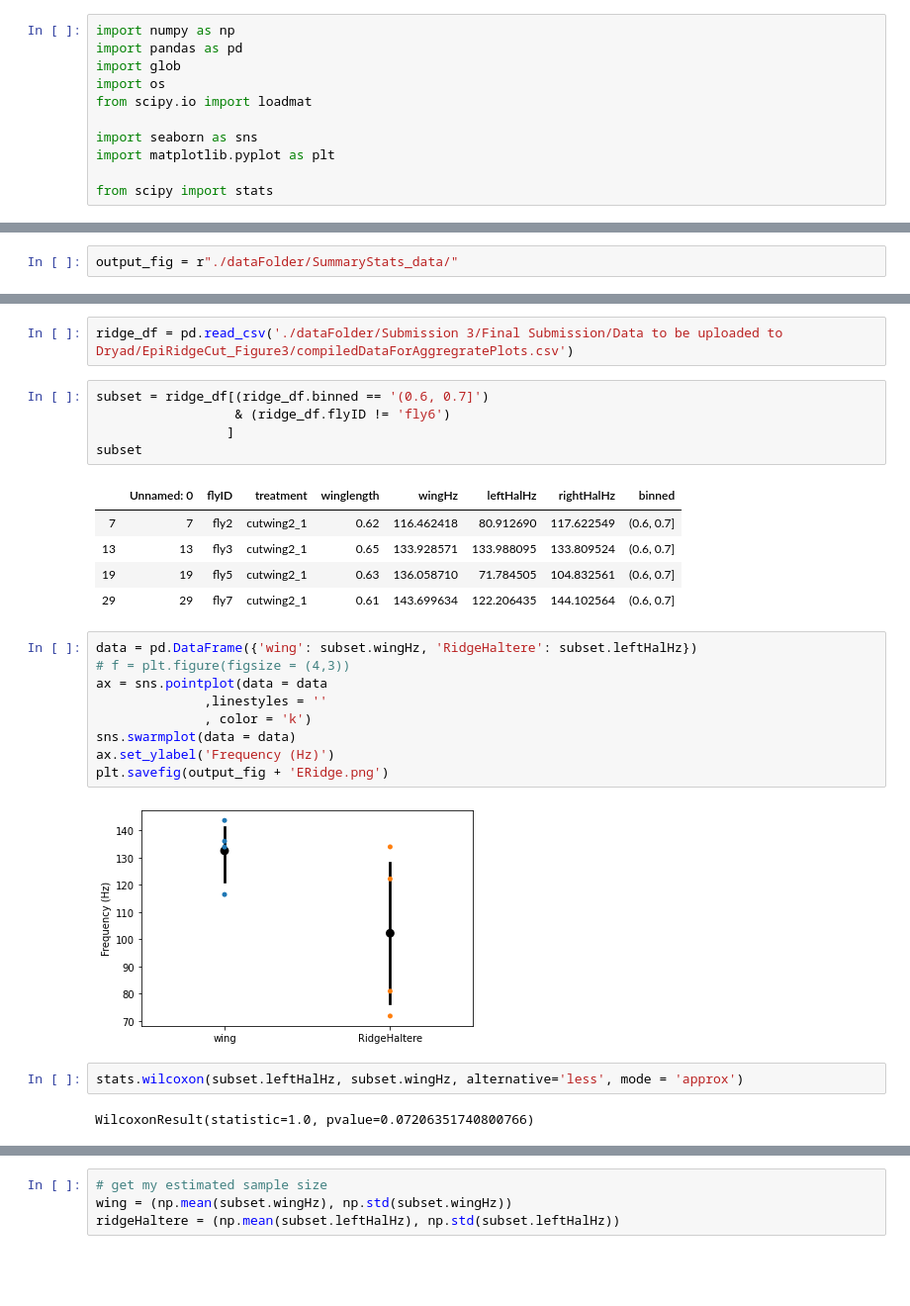
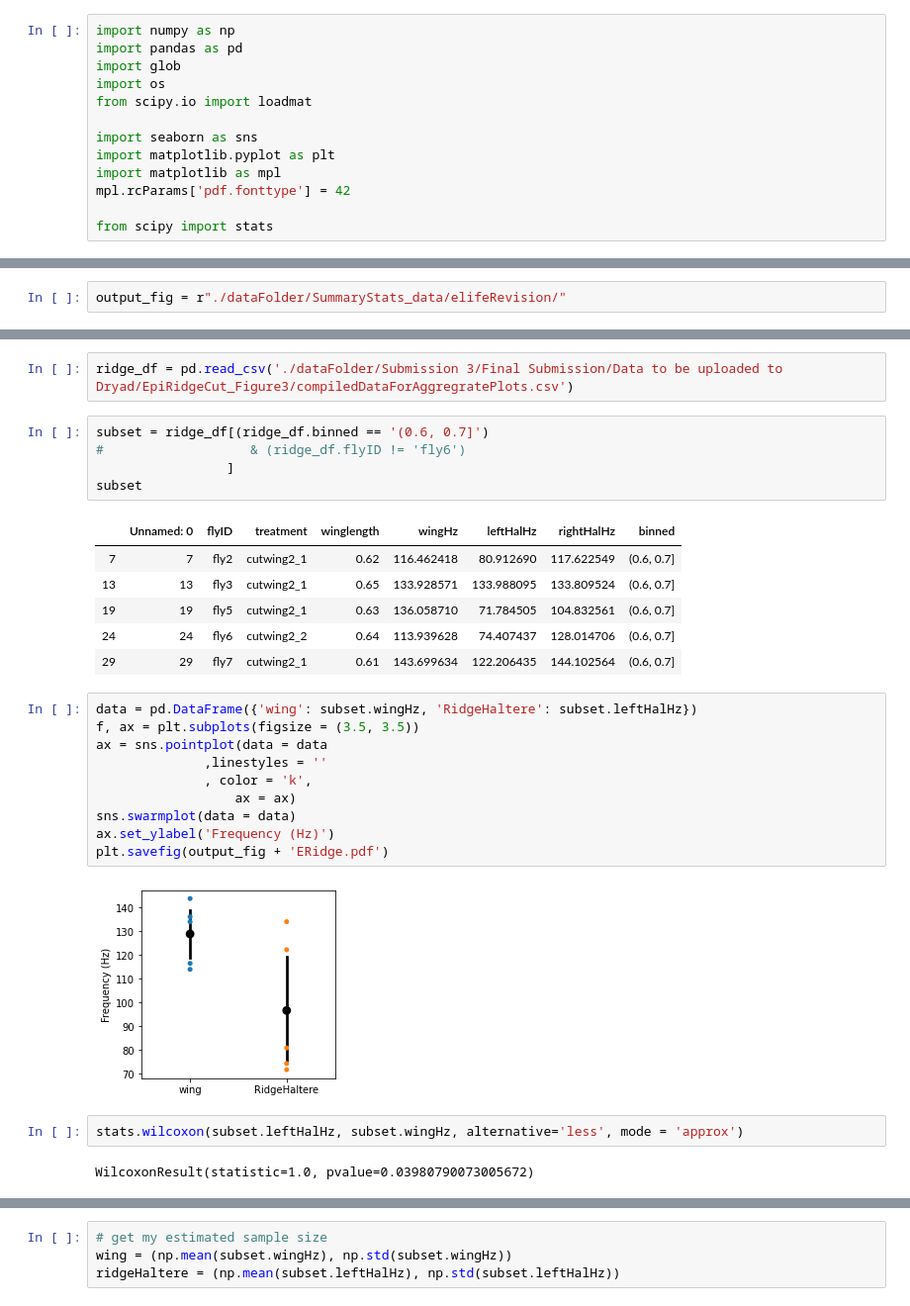
Before and after one commit to TanviDeora/Coupled_dual_oscillators_DeoraSaneSane, a Jupyter notebook: sampleSizeEstimation.ipynb, the cells around one changed output, grey strips where cells are left out. Shown at 99% size. Saved outputs shown, nothing was run; the diff lists cells and outputs as text; blank space fills up the shorter version.

```diff
--- a/sampleSizeEstimation.ipynb
+++ b/sampleSizeEstimation.ipynb
@@ -7,6 +7,8 @@ from scipy.io import loadmat
 
 import seaborn as sns
 import matplotlib.pyplot as plt
+import matplotlib as mpl
+mpl.rcParams['pdf.fonttype'] = 42
 
 from scipy import stats
 # %%
@@ -59,7 +61,7 @@ def runPower(control, treatment, nmin, nmax):
         power.append(p)
     return(power)
 # %%
-output_fig = r"./dataFolder/SummaryStats_data/"
+output_fig = r"./dataFolder/SummaryStats_data/elifeRevision/"
 # %% [markdown]
 # Haltere loading
 # %%
@@ -140,7 +145,7 @@ plt.savefig(output_fig + 'PowerAnalysis_haltereLoading.png')
 ridge_df = pd.read_csv('./dataFolder/Submission 3/Final Submission/Data to be uploaded to Dryad/EpiRidgeCut_Figure3/compiledDataForAggregratePlots.csv')
 # %%
 subset = ridge_df[(ridge_df.binned == '(0.6, 0.7]')
-                  & (ridge_df.flyID != 'fly6')
+#                   & (ridge_df.flyID != 'fly6')
                  ]
 subset
 # %% [output]
@@ -148,22 +153,24 @@ subset
 | 7 | 7 | fly2 | cutwing2_1 | 0.62 | 116.462418 | 80.912690 | 117.622549 | (0.6, 0.7] |
 | 13 | 13 | fly3 | cutwing2_1 | 0.65 | 133.928571 | 133.988095 | 133.809524 | (0.6, 0.7] |
 | 19 | 19 | fly5 | cutwing2_1 | 0.63 | 136.058710 | 71.784505 | 104.832561 | (0.6, 0.7] |
+| 24 | 24 | fly6 | cutwing2_2 | 0.64 | 113.939628 | 74.407437 | 128.014706 | (0.6, 0.7] |
 | 29 | 29 | fly7 | cutwing2_1 | 0.61 | 143.699634 | 122.206435 | 144.102564 | (0.6, 0.7] |
 # %%
 data = pd.DataFrame({'wing': subset.wingHz, 'RidgeHaltere': subset.leftHalHz})
-# f = plt.figure(figsize = (4,3))
+f, ax = plt.subplots(figsize = (3.5, 3.5))
 ax = sns.pointplot(data = data
               ,linestyles = ''
-              , color = 'k')
+              , color = 'k',
+                  ax = ax)
 sns.swarmplot(data = data)
 ax.set_ylabel('Frequency (Hz)')
-plt.savefig(output_fig + 'ERidge.png')
+plt.savefig(output_fig + 'ERidge.pdf')
 # %% [output]
-[figure, old version]
+[figure, new version]
 # %%
 stats.wilcoxon(subset.leftHalHz, subset.wingHz, alternative='less', mode = 'approx')
 # %% [output]
-WilcoxonResult(statistic=1.0, pvalue=0.07206351740800766)
+WilcoxonResult(statistic=1.0, pvalue=0.03980790073005672)
 # %%
 stats.wilcoxon(subset.rightHalHz, subset.wingHz, alternative='less', mode = 'approx')
 # %% [output]
```
Also changed, not shown: parts of 20 cells of this notebook, 1 other file.
